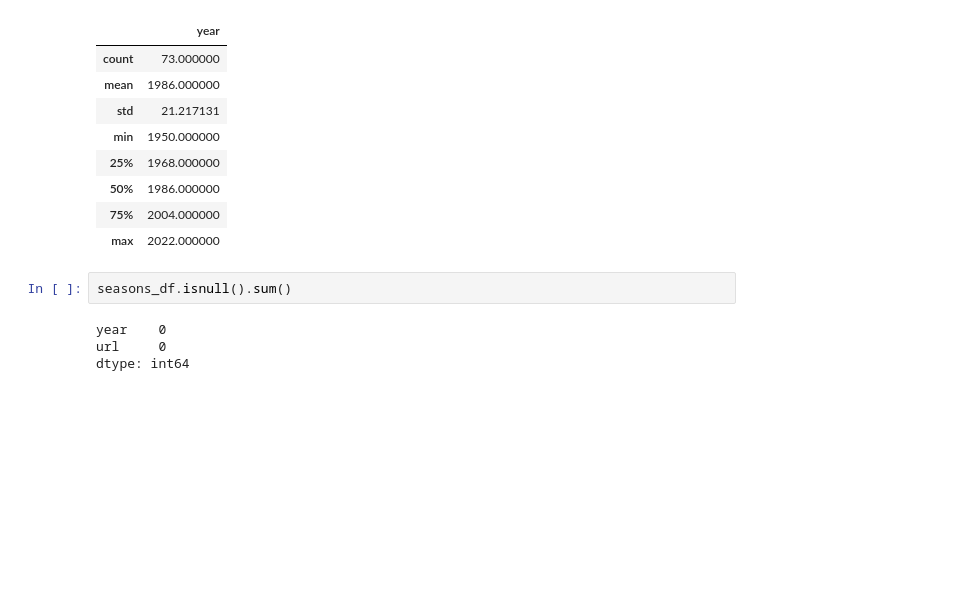
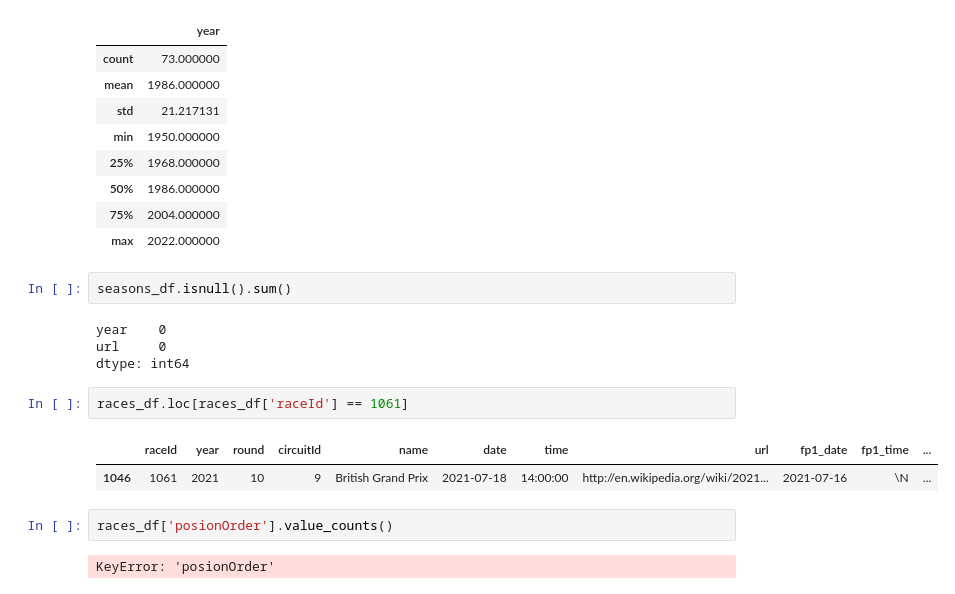
Before and after one commit to Nipun-Gupta26/ML-Project, a Jupyter notebook: nipun.ipynb, the cells around one changed output. Saved outputs shown, nothing was run; the diff lists cells and outputs as text; blank space fills up the shorter version.

```diff
--- a/nipun.ipynb
+++ b/nipun.ipynb
@@ -201,3 +201,12 @@ seasons_df.isnull().sum()
 year    0
 url     0
 dtype: int64
+# %%
+races_df.loc[races_df['raceId'] == 1061]
+# %% [output]
+|  | raceId | year | round | circuitId | name | date | time | url | fp1_date | fp1_time | ... |
+| 1046 | 1061 | 2021 | 10 | 9 | British Grand Prix | 2021-07-18 | 14:00:00 | http://en.wikipedia.org/wiki/2021... | 2021-07-16 | \N | ... |
+# %%
+races_df['posionOrder'].value_counts()
+# %% [output]
+KeyError: 'posionOrder'
```
